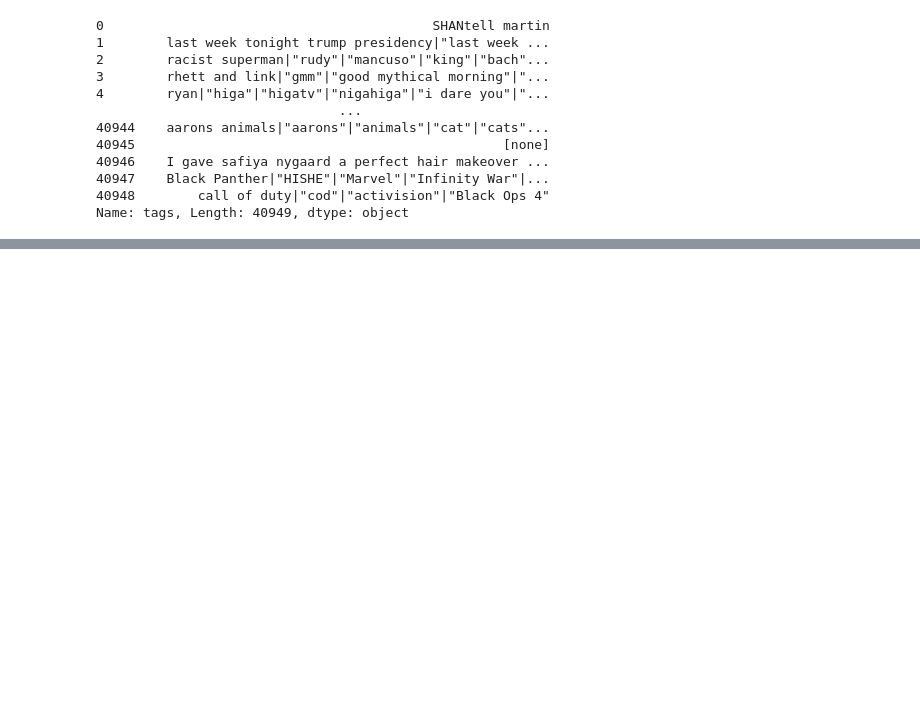
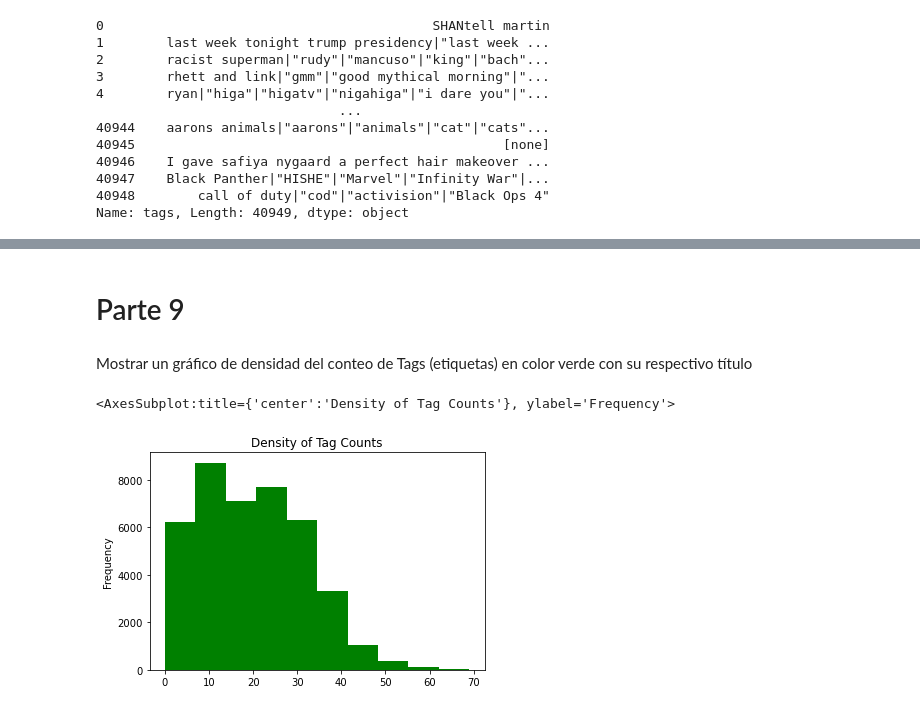
Before and after one commit to missnatitties/Actividades-PDL, a Jupyter notebook: Actividad - Visualización Case Study.ipynb, the cells around one changed output, grey strips where cells are left out. Cells and saved outputs as stored; diff of their text form; code cells hidden in the pictures; blank space fills up the shorter version.

```diff
--- a/Actividad - Visualización Case Study.ipynb
+++ b/Actividad - Visualización Case Study.ipynb
@@ -131,0 +142,3 @@ df.head()
+# %%
+df['preference'] = df.apply(lambda x:True if x.likes > x.dislikes else False, axis = 1) #El 1 es para realizar la operación por columna
+df.head()
@@ -131,0 +216,3 @@ df.head()
+# %%
+df['category_id'] = df['category_id'].astype('int')
+dataframe['category_id'] = dataframe['category_id'].astype('int')
@@ -131,0 +282,9 @@ df.head()
+# %% [markdown]
+# Parte 9
+# %% [markdown]
+Mostrar un gráfico de densidad del conteo de Tags (etiquetas) en color verde con su respectivo título
+# %%
+df['tag_conteo'].plot.hist(grid = False, title = 'Density of Tag Counts', color = 'green')
+# %% [output]
+<AxesSubplot:title={'center':'Density of Tag Counts'}, ylabel='Frequency'>
+[figure, added]
```
Also changed, not shown: parts of 28 cells of this notebook, 1 other file.
